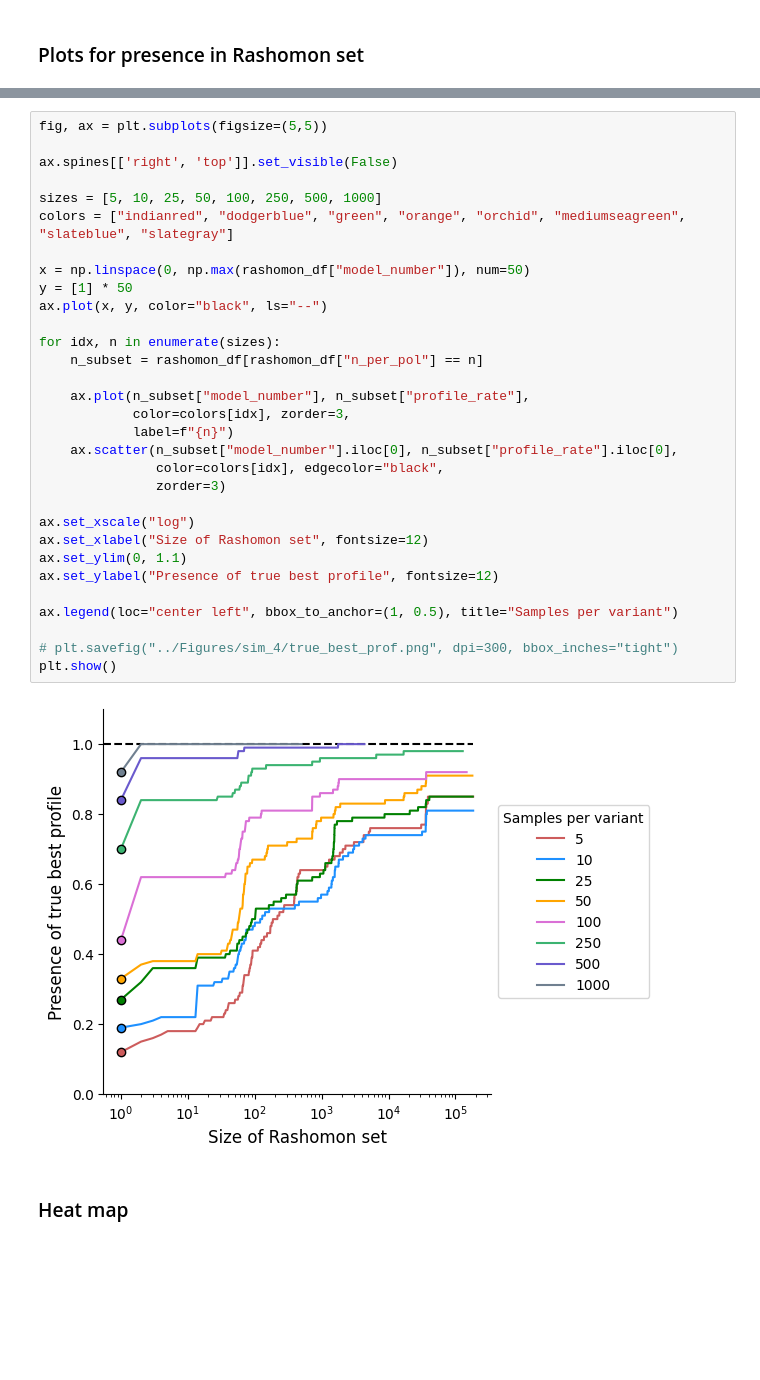
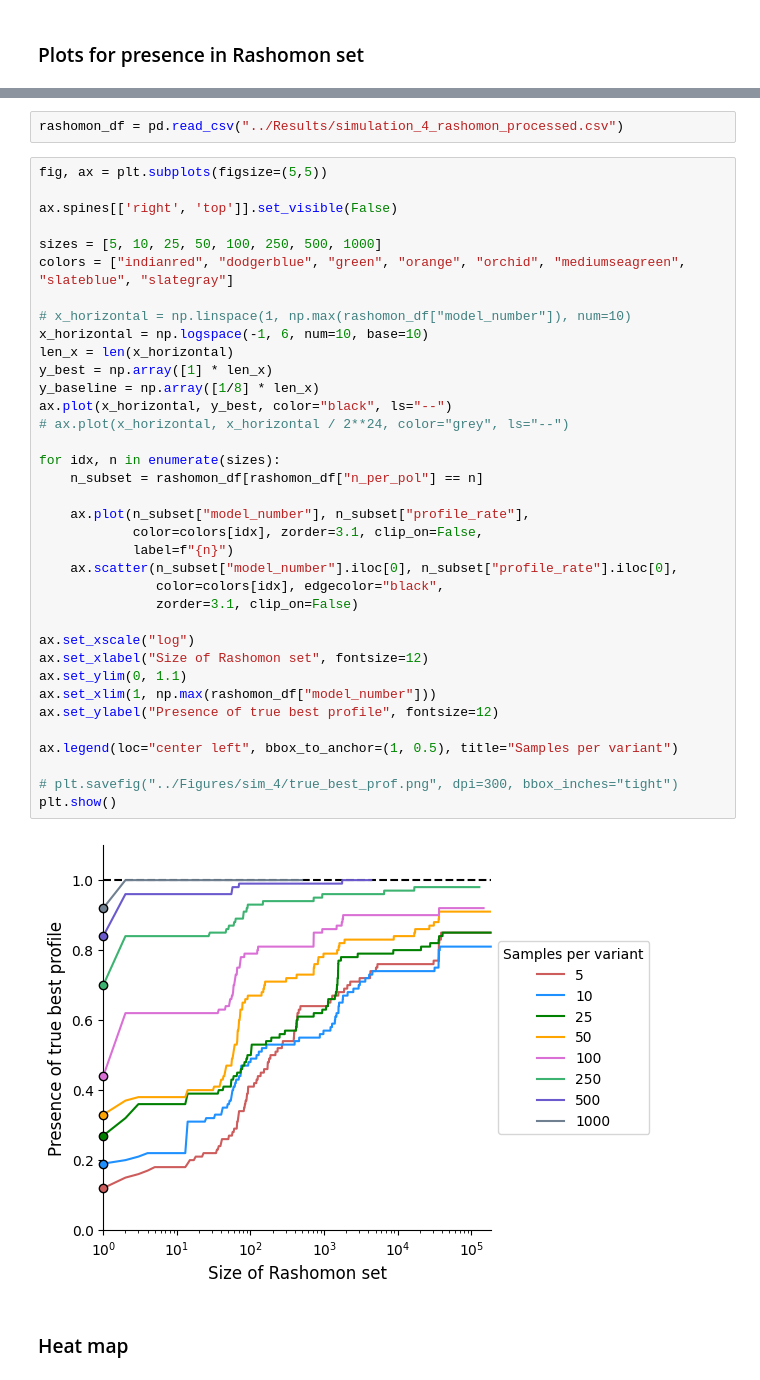
Before and after one commit to AparaV/rashomon-partition-sets, a Jupyter notebook: Code/analyze_results.ipynb, the cells around one changed output, grey strips where cells are left out. Cells and saved outputs as stored; diff of their text form; blank space fills up the shorter version.

Commit message:
Update plot and generate processed results for faster plotting

```diff
--- a/Code/analyze_results.ipynb
+++ b/Code/analyze_results.ipynb
@@ -883,39 +859,46 @@ rashomon_df.head(n=10)
 | 7 | 5 | 8 | 0.18 |
 | 8 | 5 | 9 | 0.18 |
 | 9 | 5 | 10 | 0.18 |
+# %%
+rashomon_df = pd.read_csv("../Results/simulation_4_rashomon_processed.csv")
 # %%
 fig, ax = plt.subplots(figsize=(5,5))
 
 ax.spines[['right', 'top']].set_visible(False)
 
 sizes = [5, 10, 25, 50, 100, 250, 500, 1000]
 colors = ["indianred", "dodgerblue", "green", "orange", "orchid", "mediumseagreen", "slateblue", "slategray"]
 
-x = np.linspace(0, np.max(rashomon_df["model_number"]), num=50)
-y = [1] * 50
-ax.plot(x, y, color="black", ls="--")
+# x_horizontal = np.linspace(1, np.max(rashomon_df["model_number"]), num=10)
+x_horizontal = np.logspace(-1, 6, num=10, base=10)
+len_x = len(x_horizontal)
+y_best = np.array([1] * len_x)
+y_baseline = np.array([1/8] * len_x)
+ax.plot(x_horizontal, y_best, color="black", ls="--")
+# ax.plot(x_horizontal, x_horizontal / 2**24, color="grey", ls="--")
 
 for idx, n in enumerate(sizes):
     n_subset = rashomon_df[rashomon_df["n_per_pol"] == n]
 
     ax.plot(n_subset["model_number"], n_subset["profile_rate"],
-            color=colors[idx], zorder=3,
+            color=colors[idx], zorder=3.1, clip_on=False,
             label=f"{n}")
     ax.scatter(n_subset["model_number"].iloc[0], n_subset["profile_rate"].iloc[0],
                color=colors[idx], edgecolor="black",
-               zorder=3)
+               zorder=3.1, clip_on=False)
 
 ax.set_xscale("log")
 ax.set_xlabel("Size of Rashomon set", fontsize=12)
 ax.set_ylim(0, 1.1)
+ax.set_xlim(1, np.max(rashomon_df["model_number"]))
 ax.set_ylabel("Presence of true best profile", fontsize=12)
 
 ax.legend(loc="center left", bbox_to_anchor=(1, 0.5), title="Samples per variant")
 
 # plt.savefig("../Figures/sim_4/true_best_prof.png", dpi=300, bbox_inches="tight")
 plt.show()
 # %% [output]
-[figure, old version]
+[figure, new version]
 # %% [markdown]
 ### Heat map
 # %%
```
Also changed, not shown: parts of 5 cells of this notebook, 1 other file.
